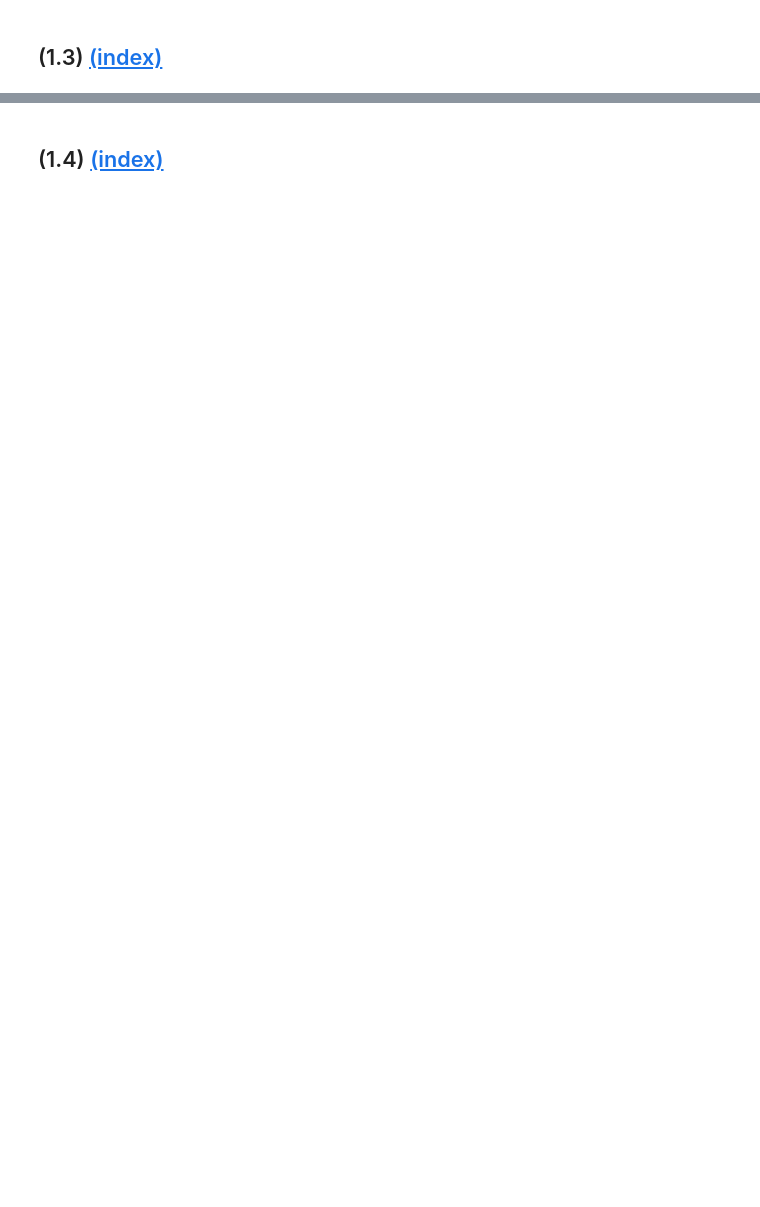
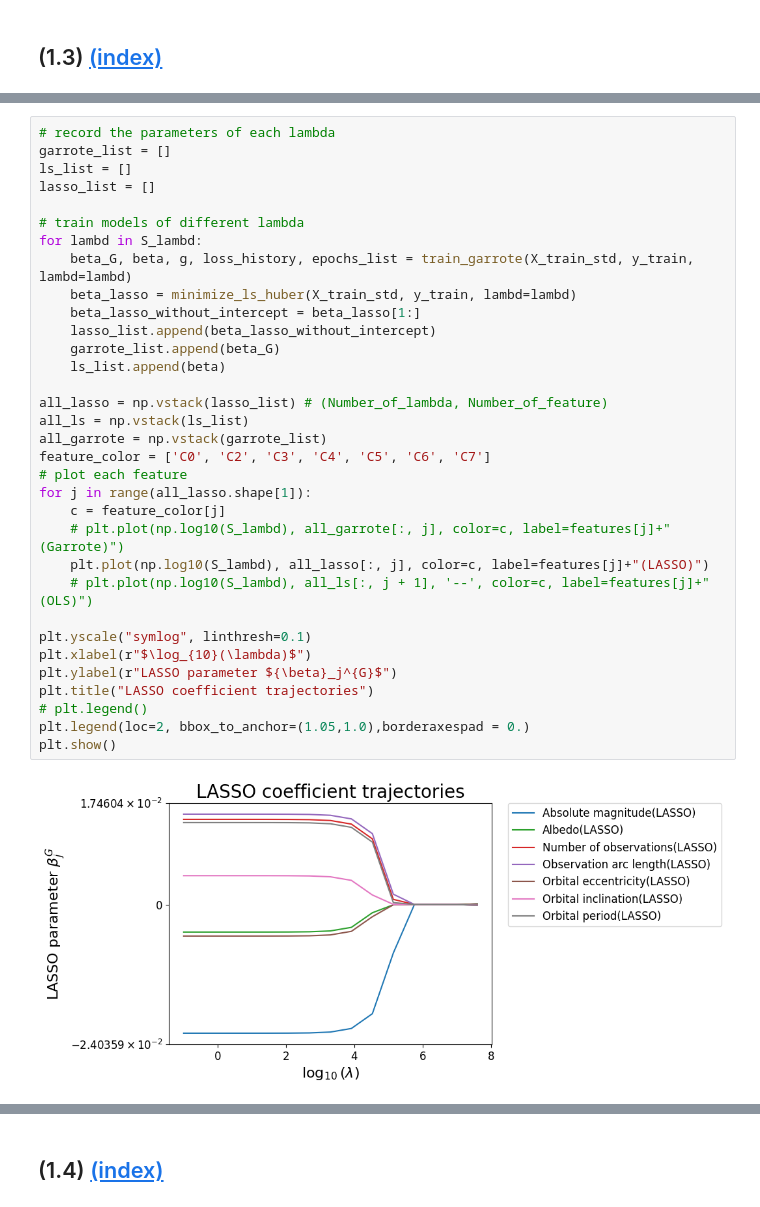
Before and after one commit to Shengyuan-Liu/MATH60026_MethodsForDataScience, a Jupyter notebook: cw1/02371367_Coursework1.ipynb, the cells around one changed output, grey strips where cells are left out. Cells and saved outputs as stored; diff of their text form; blank space fills up the shorter version.

```diff
--- a/cw1/02371367_Coursework1.ipynb
+++ b/cw1/02371367_Coursework1.ipynb
@@ -448,0 +476,35 @@ plt.show()
+# %%
+# record the parameters of each lambda
+garrote_list = []
+ls_list = []
+lasso_list = []
+
+# train models of different lambda
+for lambd in S_lambd:
+    beta_G, beta, g, loss_history, epochs_list = train_garrote(X_train_std, y_train, lambd=lambd)
+    beta_lasso = minimize_ls_huber(X_train_std, y_train, lambd=lambd)
+    beta_lasso_without_intercept = beta_lasso[1:]
+    lasso_list.append(beta_lasso_without_intercept)
+    garrote_list.append(beta_G)
+    ls_list.append(beta)
+
+all_lasso = np.vstack(lasso_list) # (Number_of_lambda, Number_of_feature)
+all_ls = np.vstack(ls_list)
+all_garrote = np.vstack(garrote_list)
+feature_color = ['C0', 'C2', 'C3', 'C4', 'C5', 'C6', 'C7']
+# plot each feature
+for j in range(all_lasso.shape[1]):
+    c = feature_color[j]
+    # plt.plot(np.log10(S_lambd), all_garrote[:, j], color=c, label=features[j]+"(Garrote)")
+    plt.plot(np.log10(S_lambd), all_lasso[:, j], color=c, label=features[j]+"(LASSO)")
+    # plt.plot(np.log10(S_lambd), all_ls[:, j + 1], '--', color=c, label=features[j]+"(OLS)")
+
+plt.yscale("symlog", linthresh=0.1)
+plt.xlabel(r"$\log_{10}(\lambda)$")
+plt.ylabel(r"LASSO parameter ${\beta}_j^{G}$")
+plt.title("LASSO coefficient trajectories")
+# plt.legend()
+plt.legend(loc=2, bbox_to_anchor=(1.05,1.0),borderaxespad = 0.)
+plt.show()
+# %% [output]
+[figure, added]
```
Also changed, not shown: parts of 15 cells of this notebook, 1 other file.
